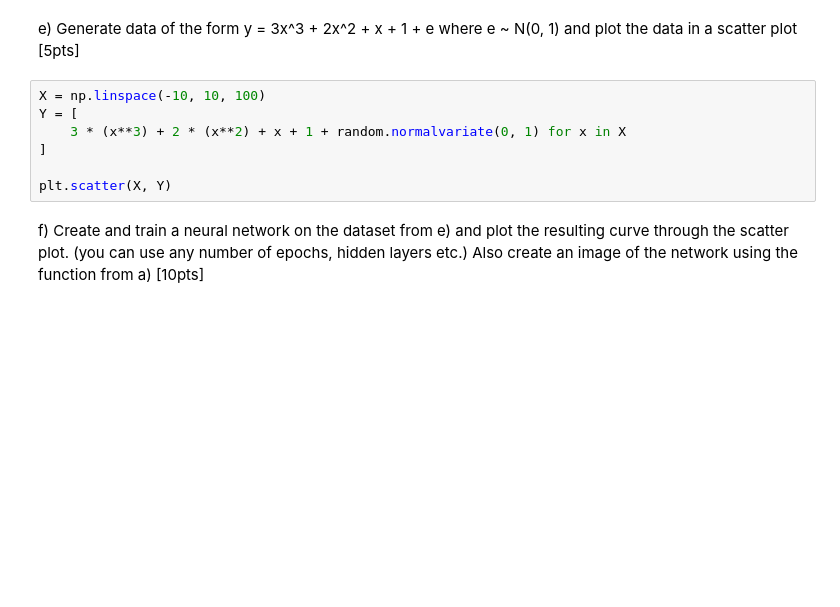
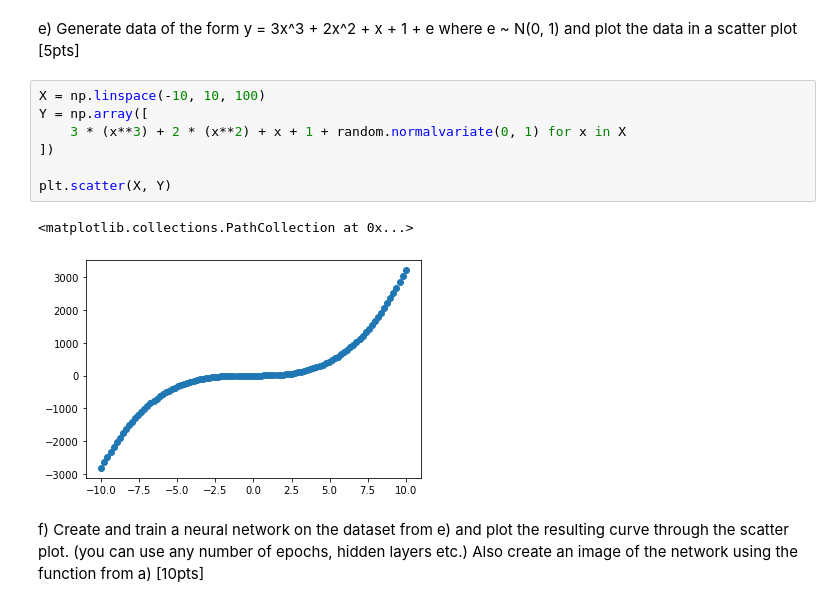
Before and after one commit to ivanisakov99/CS506, a Jupyter notebook: HW/6. Networks, Graphs and Neural Networks/homework6.ipynb, the cells around one changed output. Cells and saved outputs as stored; diff of their text form; blank space fills up the shorter version.

```diff
--- a/HW/6. Networks, Graphs and Neural Networks/homework6.ipynb
+++ b/HW/6. Networks, Graphs and Neural Networks/homework6.ipynb
@@ -319,11 +318,14 @@ Image('2d.gif')
 e) Generate data of the form y = 3x^3 + 2x^2 + x + 1 + e where e ~ N(0, 1) and plot the data in a scatter plot [5pts]
 # %%
 X = np.linspace(-10, 10, 100)
-Y = [
+Y = np.array([
     3 * (x**3) + 2 * (x**2) + x + 1 + random.normalvariate(0, 1) for x in X
-]
+])
 
 plt.scatter(X, Y)
+# %% [output]
+<matplotlib.collections.PathCollection at 0x...>
+[figure, added]
 # %% [markdown]
 f) Create and train a neural network on the dataset from e) and plot the resulting curve through the scatter plot. (you can use any number of epochs, hidden layers etc.) Also create an image of the network using the function from a) [10pts]
 # %%
```
Also changed, not shown: parts of 9 cells of this notebook, 3 other files.
